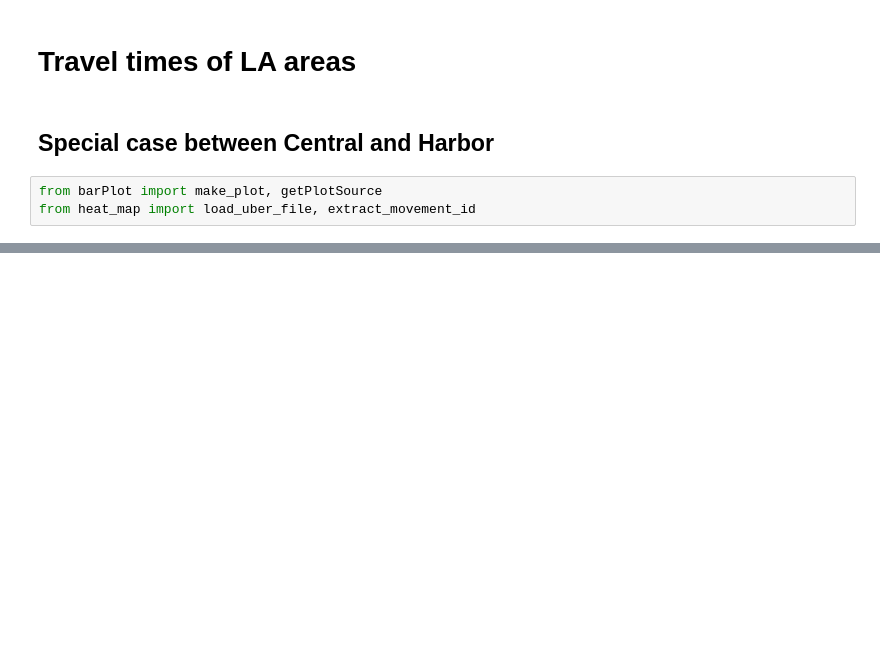
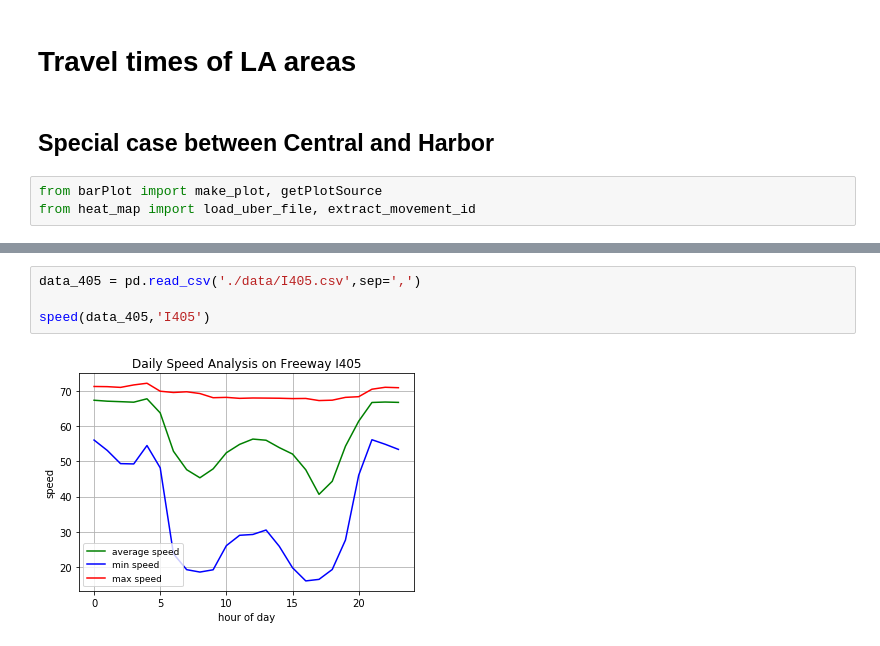
Before and after one commit to bananannn/ECE-143-Group-2, a Jupyter notebook: Uberproject.ipynb, the cells around one changed output, grey strips where cells are left out. Drawn from its saved outputs; the diff is of its cells as text; blank space fills up the shorter version.

```diff
--- a/Uberproject.ipynb
+++ b/Uberproject.ipynb
@@ -212,0 +161,6 @@ ValueError: Expected object or value
+# %%
+data_405 = pd.read_csv('./data/I405.csv',sep=',')
+
+speed(data_405,'I405')
+# %% [output]
+[figure, added]
```
Also changed, not shown: parts of 21 cells of this notebook.
